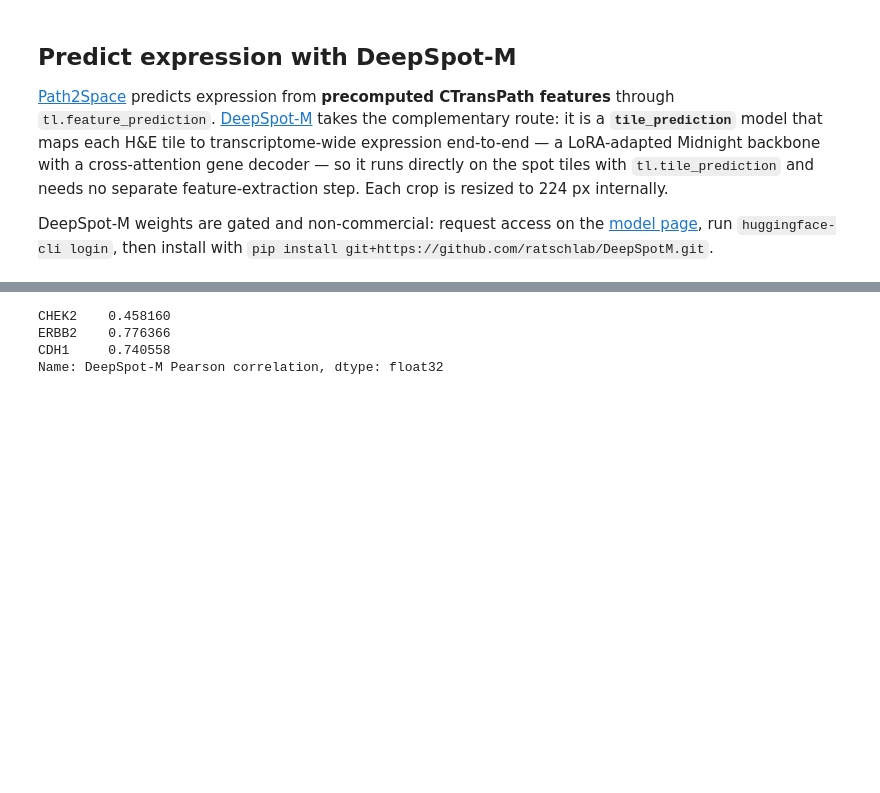
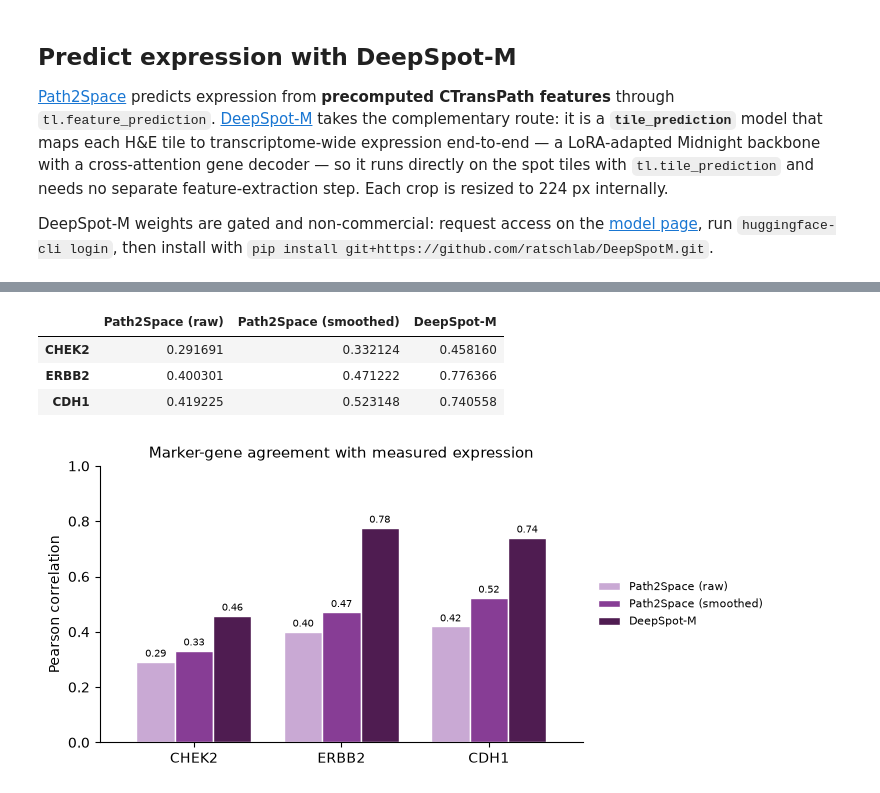
Before and after one commit to rendeirolab/lazyslide-tutorials, a Jupyter notebook: tutorials/gene_expression_prediction.ipynb, the cells around one changed output, grey strips where cells are left out. Drawn from its saved outputs; the diff is of its cells as text; code cells hidden in the pictures; blank space fills up the shorter version.

Commit message:
docs: visualize DeepSpot-M vs Path2Space benchmark (table, bar chart, spatial maps)

```diff
--- a/tutorials/gene_expression_prediction.ipynb
+++ b/tutorials/gene_expression_prediction.ipynb
@@ -306,10 +310,35 @@ deepspotm_pred = ad.AnnData(
 # %%
-# Same per-gene Pearson comparison used for Path2Space, on the marker panel.
-per_gene_pearson(measured[:, TARGET_GENES].copy(), deepspotm_pred).rename(
-    "DeepSpot-M Pearson correlation"
+# Benchmark DeepSpot-M against both Path2Space baselines on the shared marker panel.
+deepspotm_corr = per_gene_pearson(measured[:, TARGET_GENES].copy(), deepspotm_pred)
+benchmark = pd.DataFrame(
+    {
+        "Path2Space (raw)": gene_correlations.loc[TARGET_GENES, "raw prediction"],
+        "Path2Space (smoothed)": gene_correlations.loc[TARGET_GENES, "smoothed prediction"],
+        "DeepSpot-M": deepspotm_corr,
+    }
 )
+benchmark
 # %% [output]
-CHEK2    0.458160
-ERBB2    0.776366
-CDH1     0.740558
-Name: DeepSpot-M Pearson correlation, dtype: float32
+|  | Path2Space (raw) | Path2Space (smoothed) | DeepSpot-M |
+| CHEK2 | 0.291691 | 0.332124 | 0.458160 |
+| ERBB2 | 0.400301 | 0.471222 | 0.776366 |
+| CDH1 | 0.419225 | 0.523148 | 0.740558 |
+# %%
+# DeepSpot-M lifts the correlation above both Path2Space baselines for every marker gene.
+ax = benchmark.plot.bar(
+    figsize=(7.5, 3.5),
+    color=["#C9A9D4", "#873D95", "#4F1C51"],
+    width=0.78,
+    edgecolor="white",
+    rot=0,
+)
+for container in ax.containers:
+    ax.bar_label(container, fmt="%.2f", fontsize=7, padding=2)
+ax.set(ylabel="Pearson correlation", xlabel="", ylim=(0, 1))
+ax.set_title("Marker-gene agreement with measured expression", fontsize=11)
+ax.legend(frameon=False, fontsize=8, loc="center left", bbox_to_anchor=(1.01, 0.5))
+ax.spines[["top", "right"]].set_visible(False)
+plt.tight_layout()
+plt.show()
+# %% [output]
+[figure, added]
```
Also changed, not shown: parts of 3 cells of this notebook.
